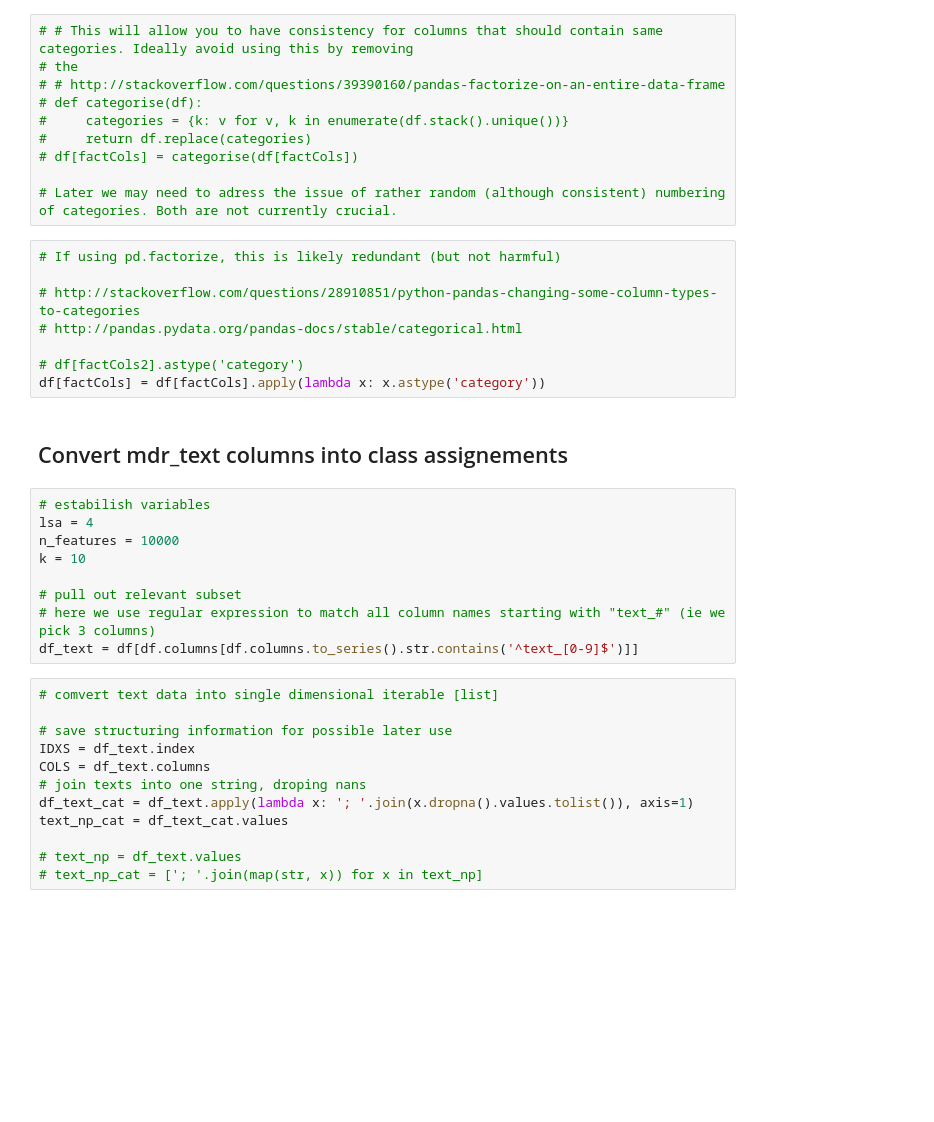
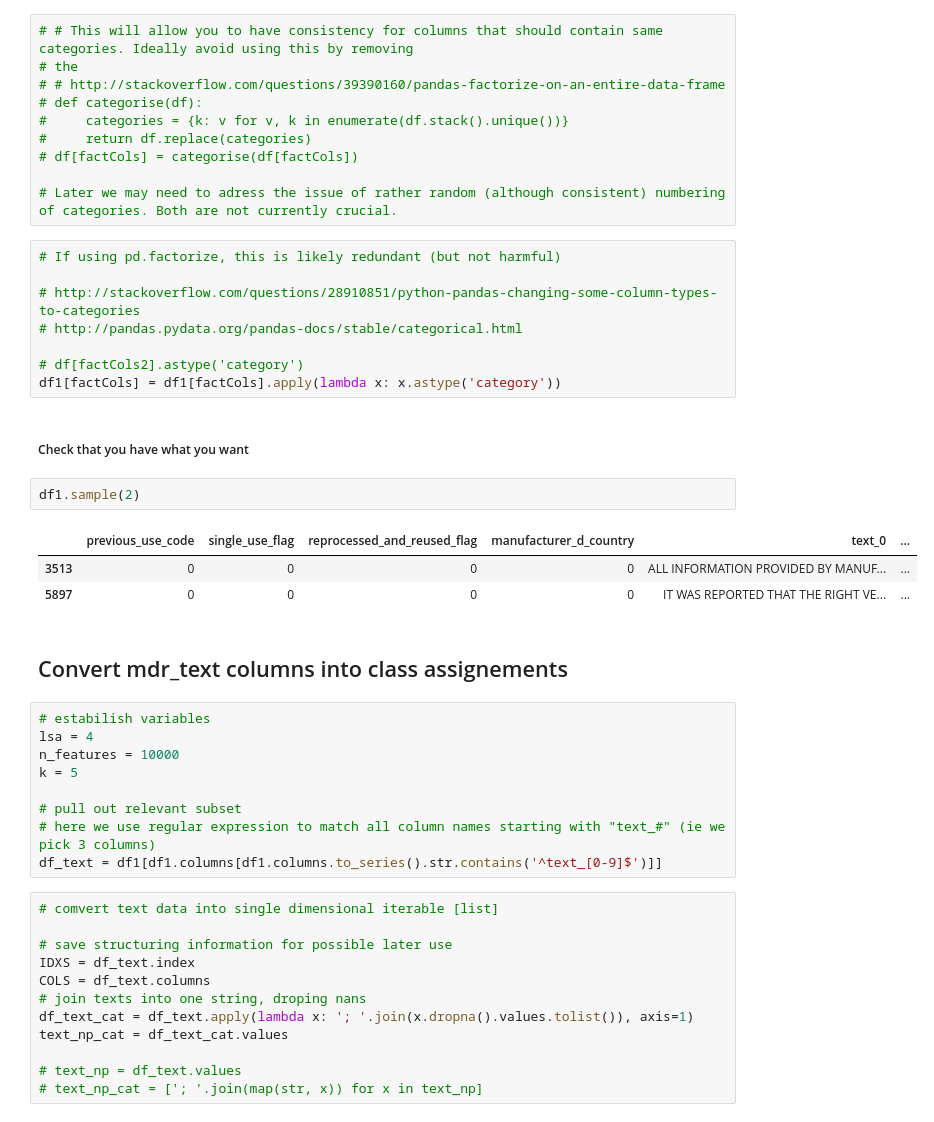
Before and after one commit to martinholub/openFDA-DeviceEvent, a Jupyter notebook: fdaDevice.ipynb, the cells around one changed output. Drawn from its saved outputs; the diff is of its cells as text; blank space fills up the shorter version.

```diff
--- a/fdaDevice.ipynb
+++ b/fdaDevice.ipynb
@@ -373,18 +382,26 @@ df[factCols] = df[factCols].apply(lambda x: pd.factorize(x)[0])
 # http://pandas.pydata.org/pandas-docs/stable/categorical.html
 
 # df[factCols2].astype('category')
-df[factCols] = df[factCols].apply(lambda x: x.astype('category'))
+df1[factCols] = df1[factCols].apply(lambda x: x.astype('category'))
+# %% [markdown]
+##### Check that you have what you want
+# %%
+df1.sample(2)
+# %% [output]
+|  | previous_use_code | single_use_flag | reprocessed_and_reused_flag | manufacturer_d_country | text_0 | ... |
+| 3513 | 0 | 0 | 0 | 0 | ALL INFORMATION PROVIDED BY MANUF... | ... |
+| 5897 | 0 | 0 | 0 | 0 | IT WAS REPORTED THAT THE RIGHT VE... | ... |
 # %% [markdown]
 ## Convert mdr_text columns into class assignements
 # %%
 # estabilish variables
 lsa = 4
 n_features = 10000
-k = 10
+k = 5
 
 # pull out relevant subset
 # here we use regular expression to match all column names starting with "text_#" (ie we pick 3 columns)
-df_text = df[df.columns[df.columns.to_series().str.contains('^text_[0-9]$')]]
+df_text = df1[df1.columns[df1.columns.to_series().str.contains('^text_[0-9]$')]]
 # %%
 # comvert text data into single dimensional iterable [list]
 
```
Also changed, not shown: parts of 18 cells of this notebook.
